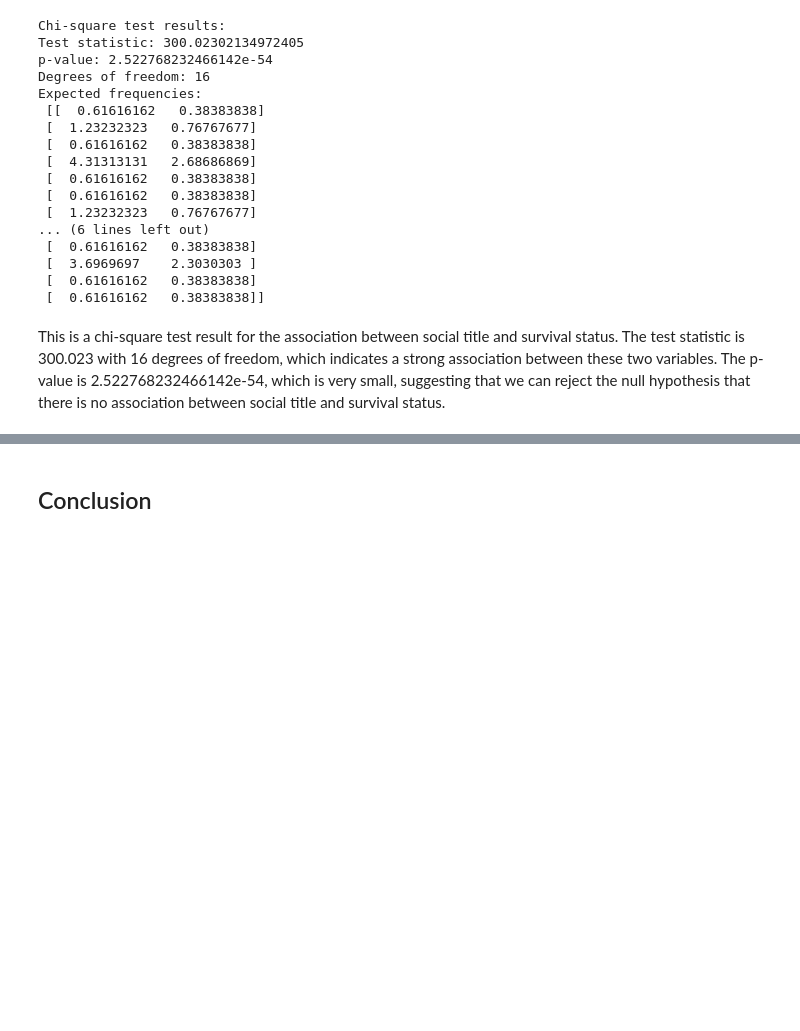
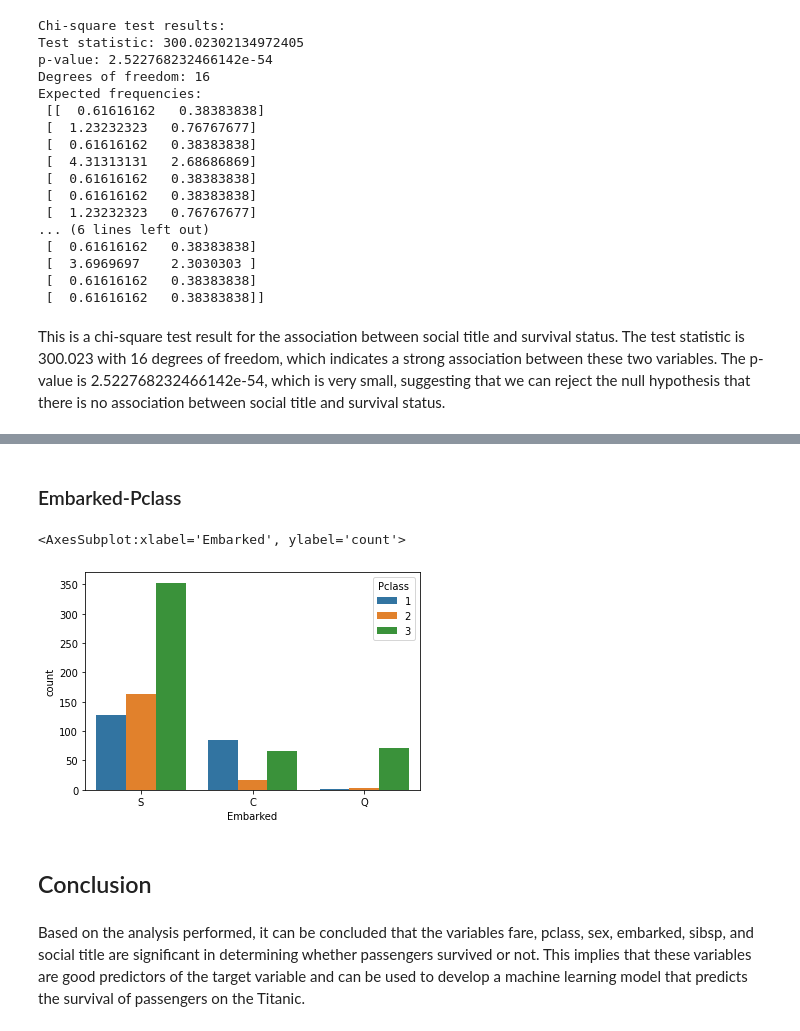
Before and after one commit to PabloJRW/titanic-classifier, a Jupyter notebook: notebooks/00_EDA.ipynb, the cells around one changed output, grey strips where cells are left out. Saved outputs shown, nothing was run; the diff lists cells and outputs as text; code cells hidden in the pictures; blank space fills up the shorter version.

```diff
--- a/notebooks/00_EDA.ipynb
+++ b/notebooks/00_EDA.ipynb
@@ -586,2 +616,11 @@ plt.plot()
+# %% [markdown]
+### Embarked-Pclass
+# %%
+sns.countplot(df_train.Embarked, hue=df_train.Pclass)
+# %% [output]
+<AxesSubplot:xlabel='Embarked', ylabel='count'>
+[figure, added]
 # %% [markdown]
 ## Conclusion
+# %% [markdown]
+Based on the analysis performed, it can be concluded that the variables fare, pclass, sex, embarked, sibsp, and social title are significant in determining whether passengers survived or not. This implies that these variables are good predictors of the target variable and can be used to develop a machine learning model that predicts the survival of passengers on the Titanic.
```
Also changed, not shown: parts of 11 cells of this notebook.
